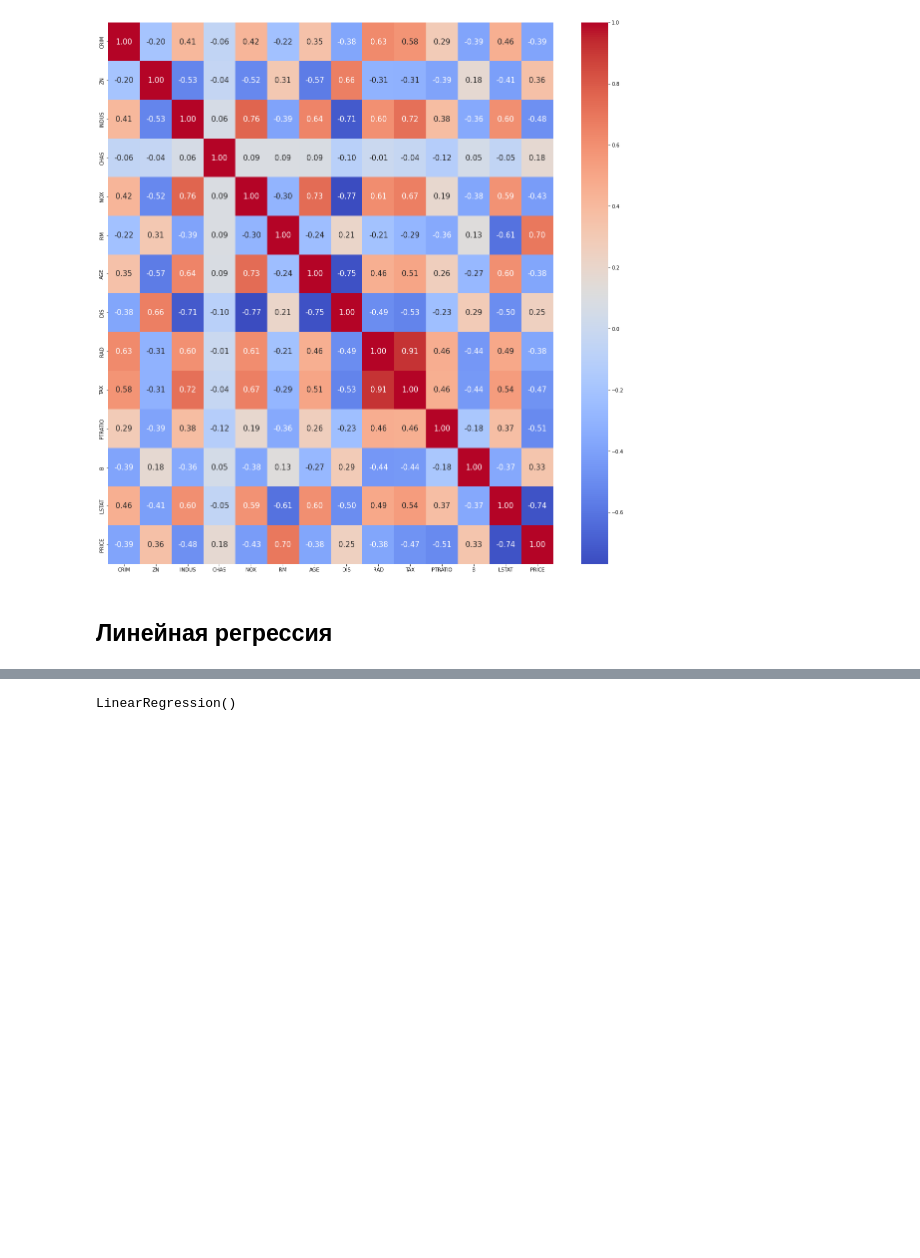
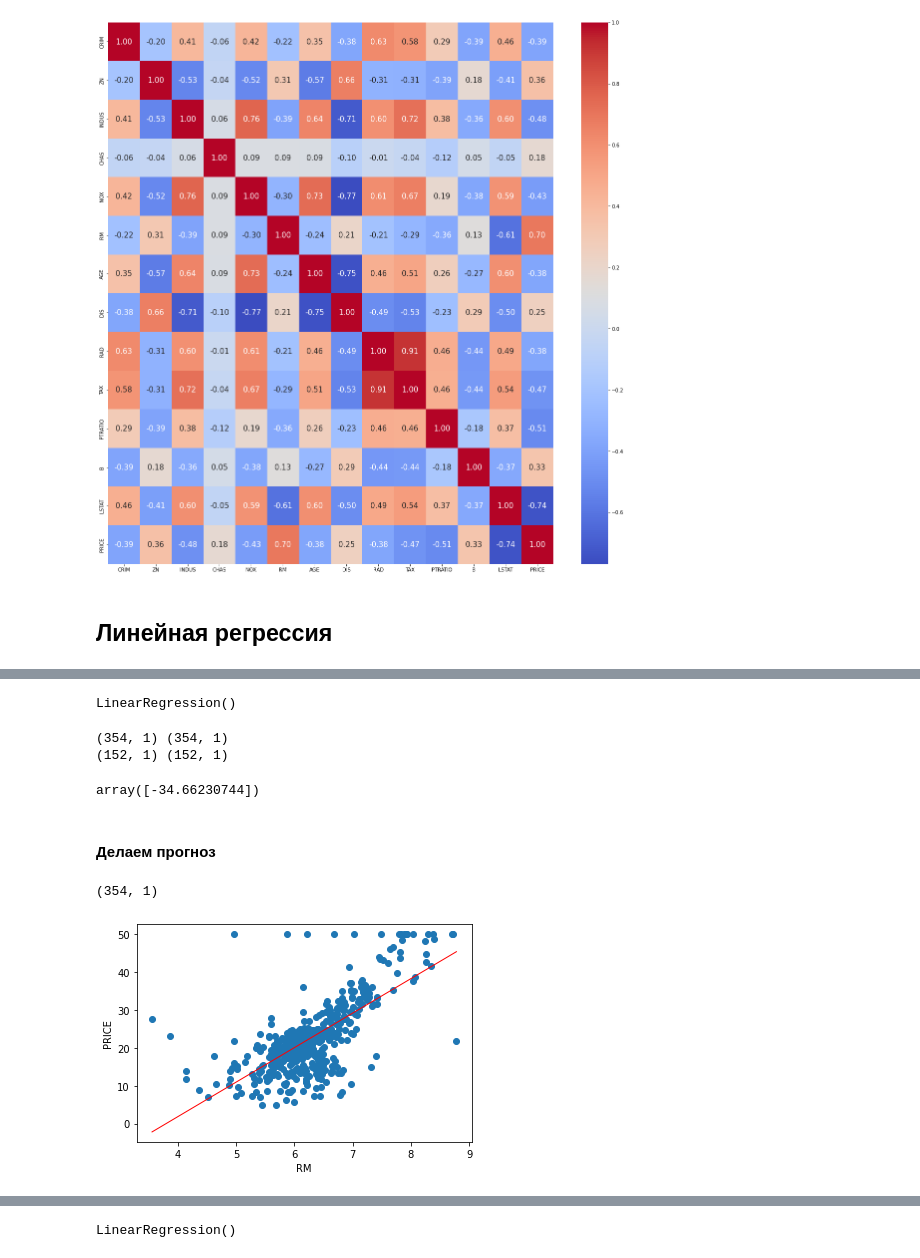
Before and after one commit to mbluuka/7semestr, a Jupyter notebook: LR2_part1.ipynb, the cells around one changed output, grey strips where cells are left out. Saved outputs shown, nothing was run; the diff lists cells and outputs as text; code cells hidden in the pictures; blank space fills up the shorter version.

```diff
--- a/LR2_part1.ipynb
+++ b/LR2_part1.ipynb
@@ -197 +184,11 @@ sns.heatmap(dfcor, cbar=True, fmt=".2f", annot=True, annot_kws={"size":15}, cmap
 ,где X - независимые факторы, а y - зависимый фактор
+# %%
+X_lr = df["RM"]
+y_lr = df["PRICE"]
+# %%
+X_lr = np.array(X_lr).reshape(-1,1)
+y_lr = np.array(y_lr).reshape(-1,1)
+# %%
+from sklearn.model_selection import train_test_split
+
+X_train_lr, X_test_lr, y_train_lr, y_test_lr = train_test_split(X_lr, y_lr, test_size=0.3, random_state=42)
@@ -197,0 +197,21 @@ sns.heatmap(dfcor, cbar=True, fmt=".2f", annot=True, annot_kws={"size":15}, cmap
+# %%
+from sklearn.linear_model import LinearRegression
+
+LR_lr = LinearRegression()
+
+LR_lr.fit(X_train_lr, y_train_lr)
+# %% [output]
+LinearRegression()
+# %%
+print(X_train_lr.shape, y_train_lr.shape) # Размерность обучающей модели
+
+print(X_test_lr.shape, y_test_lr.shape) # Размерность тестовой выборки
+# %% [output]
+(354, 1) (354, 1)
+(152, 1) (152, 1)
+# %%
+LR_lr.intercept_ # коэф смещения пересечения с осью y
+# %% [output]
+array([-34.66230744])
+# %% [markdown]
+#### Делаем прогноз
@@ -197,0 +220,13 @@ sns.heatmap(dfcor, cbar=True, fmt=".2f", annot=True, annot_kws={"size":15}, cmap
+# %%
+y_pred_lr.shape
+# %% [output]
+(354, 1)
+# %%
+prediction_space = np.linspace(min(X_lr), max(X_lr)).reshape(-1,1)
+plt.scatter(X_lr, y_lr)
+plt.plot(prediction_space, LR_lr.predict(prediction_space), color = 'red', linewidth = 1)
+plt.ylabel('PRICE')
+plt.xlabel("RM")
+plt.show()
+# %% [output]
+[figure, added]
```
Also changed, not shown: parts of 63 cells of this notebook, 1 other file.
